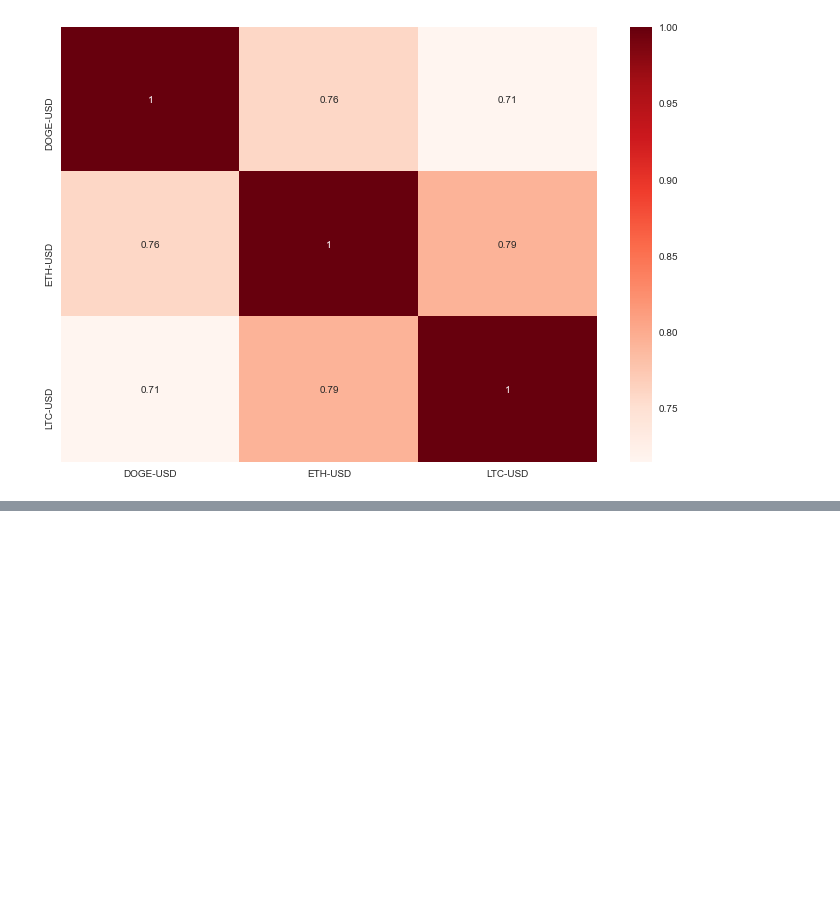
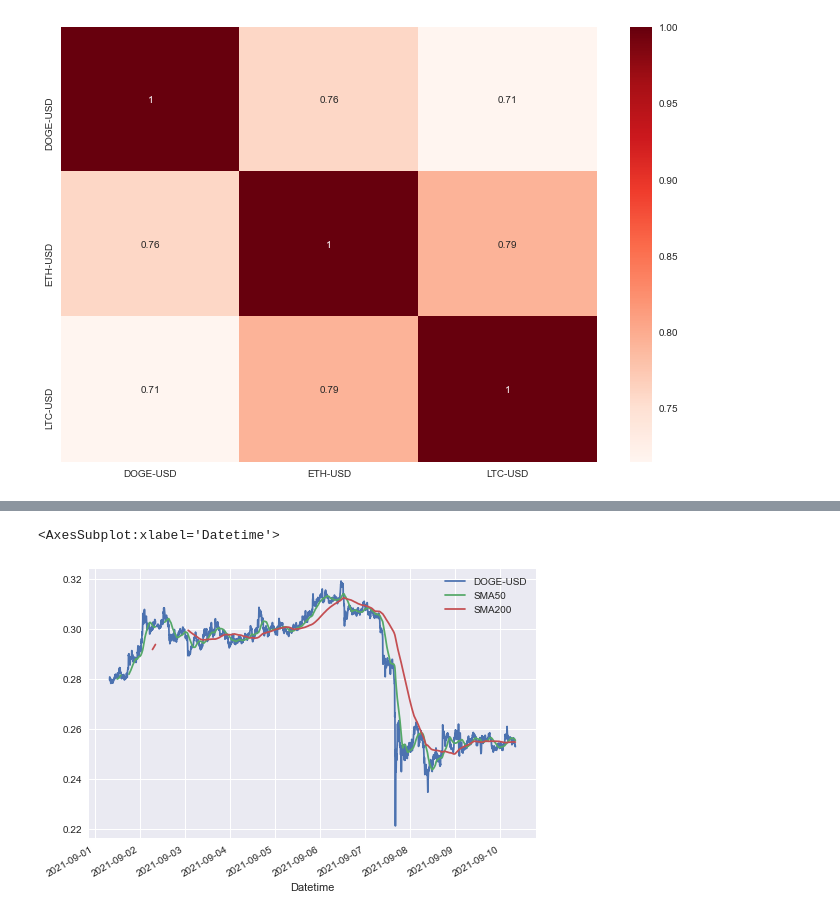
Before and after one commit to nicolasroy11/Algorithmic-Trading---Python, a Jupyter notebook: Stock Performance Analysis.ipynb, the cells around one changed output, grey strips where cells are left out. Drawn from its saved outputs; the diff is of its cells as text; code cells hidden in the pictures; blank space fills up the shorter version.

```diff
--- a/Stock Performance Analysis.ipynb
+++ b/Stock Performance Analysis.ipynb
@@ -277,0 +416,4 @@ plt.show()
+# %%
+# now let's add another column for SMA 200
+DOGE["SMA200"] = DOGE.rolling(window = 200).mean()
+DOGE
@@ -277,0 +435,5 @@ plt.show()
+# %%
+DOGE.plot()
+# %% [output]
+<AxesSubplot:xlabel='Datetime'>
+[figure, added]
```
Also changed, not shown: parts of 16 cells of this notebook.
